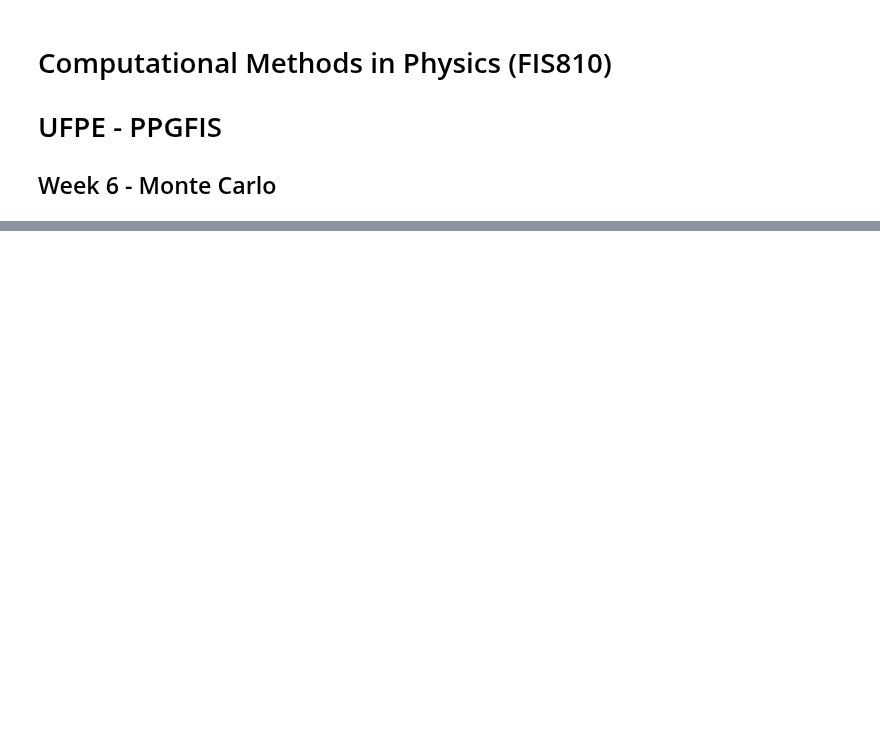
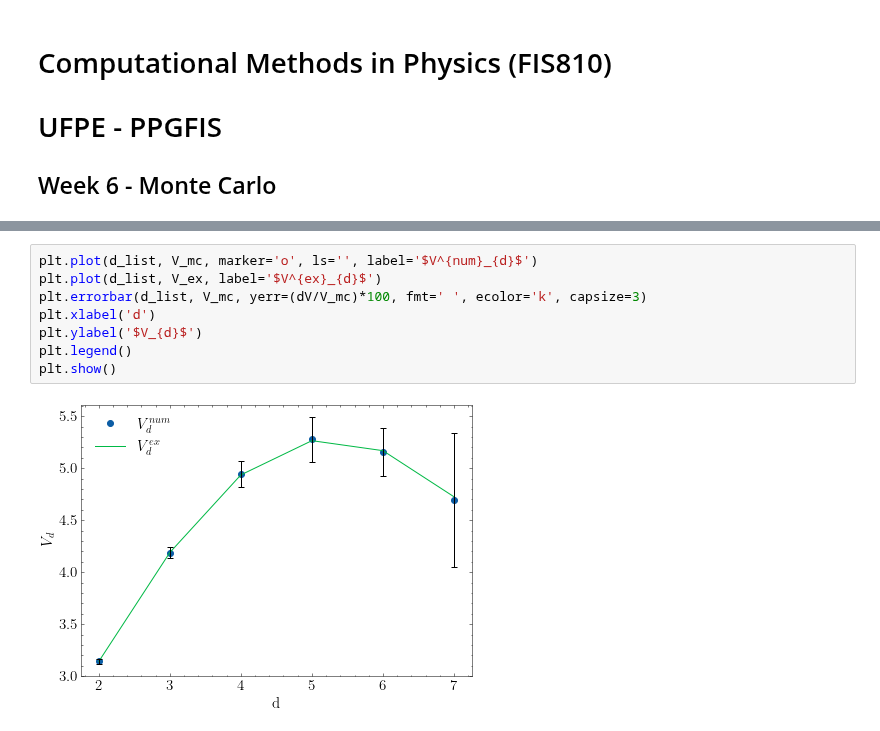
Before and after one commit to franklinzppa/fisica-computacional, a Jupyter notebook: week6.ipynb, the cells around one changed output, grey strips where cells are left out. Drawn from its saved outputs; the diff is of its cells as text; blank space fills up the shorter version.

```diff
--- a/week6.ipynb
+++ b/week6.ipynb
@@ -57,0 +152,10 @@ AttributeError: module 'numpy' has no attribute 'gamma'
+# %%
+plt.plot(d_list, V_mc, marker='o', ls='', label='$V^{num}_{d}$')
+plt.plot(d_list, V_ex, label='$V^{ex}_{d}$')
+plt.errorbar(d_list, V_mc, yerr=(dV/V_mc)*100, fmt=' ', ecolor='k', capsize=3)
+plt.xlabel('d')
+plt.ylabel('$V_{d}$')
+plt.legend()
+plt.show()
+# %% [output]
+[figure, added]
```
Also changed, not shown: parts of 16 cells of this notebook.
